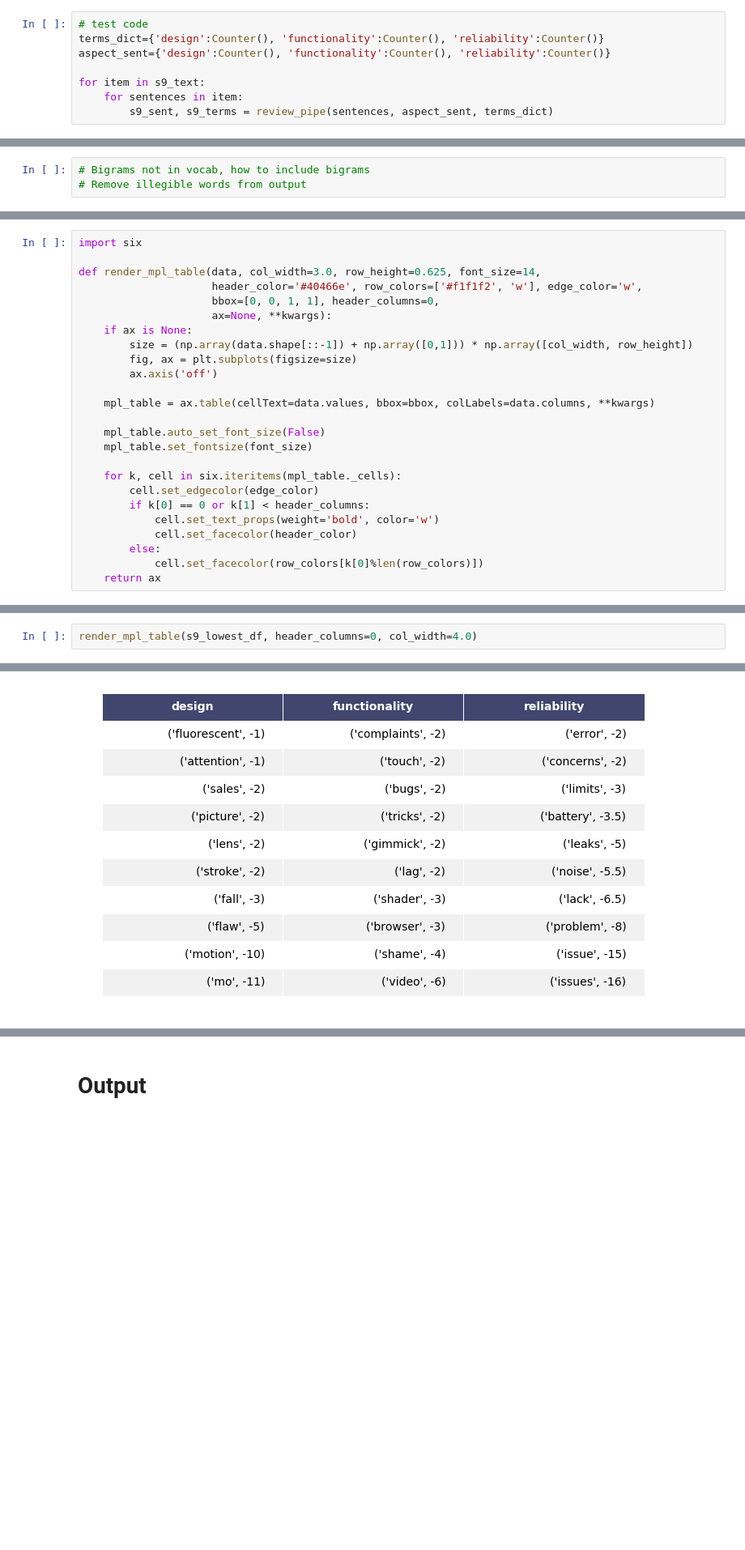
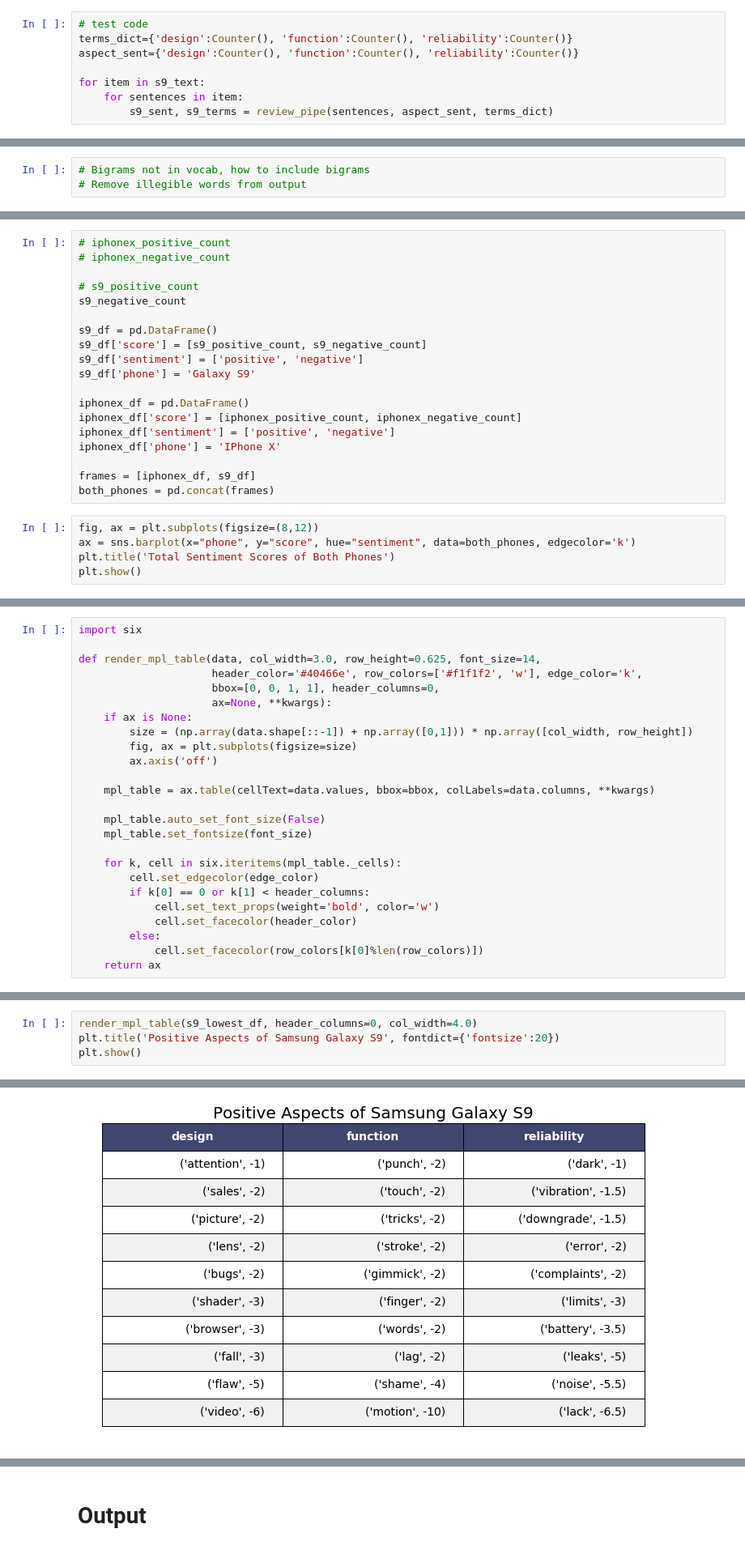
Before and after one commit to ayan1995/Thinkful, a Jupyter notebook: Bootcamp/Final Capstone Opinion Mining/opinion_mining/Notebook/Opinion Mining/Opinion Mining.ipynb, the cells around one changed output, grey strips where cells are left out. Shown at 81% size. Drawn from its saved outputs; the diff is of its cells as text; blank space fills up the shorter version.

```diff
--- a/Bootcamp/Final Capstone Opinion Mining/opinion_mining/Notebook/Opinion Mining/Opinion Mining.ipynb
+++ b/Bootcamp/Final Capstone Opinion Mining/opinion_mining/Notebook/Opinion Mining/Opinion Mining.ipynb
@@ -609,7 +609,7 @@ iphone irks not in vocab
 # %%
 # test code
-terms_dict={'design':Counter(), 'functionality':Counter(), 'reliability':Counter()}
-aspect_sent={'design':Counter(), 'functionality':Counter(), 'reliability':Counter()}
+terms_dict={'design':Counter(), 'function':Counter(), 'reliability':Counter()}
+aspect_sent={'design':Counter(), 'function':Counter(), 'reliability':Counter()}
 
 for item in s9_text:
     for sentences in item:
@@ -714,0 +762,24 @@ plt.show()
+# %%
+# iphonex_positive_count
+# iphonex_negative_count
+
+# s9_positive_count
+s9_negative_count
+
+s9_df = pd.DataFrame()
+s9_df['score'] = [s9_positive_count, s9_negative_count]
+s9_df['sentiment'] = ['positive', 'negative']
+s9_df['phone'] = 'Galaxy S9'
+
+iphonex_df = pd.DataFrame()
+iphonex_df['score'] = [iphonex_positive_count, iphonex_negative_count]
+iphonex_df['sentiment'] = ['positive', 'negative']
+iphonex_df['phone'] = 'IPhone X'
+
+frames = [iphonex_df, s9_df]
+both_phones = pd.concat(frames)
+# %%
+fig, ax = plt.subplots(figsize=(8,12))
+ax = sns.barplot(x="phone", y="score", hue="sentiment", data=both_phones, edgecolor='k')
+plt.title('Total Sentiment Scores of Both Phones')
+plt.show()
@@ -756,7 +829,7 @@ s9_highest_df.head()
 import six
 
 def render_mpl_table(data, col_width=3.0, row_height=0.625, font_size=14,
-                     header_color='#40466e', row_colors=['#f1f1f2', 'w'], edge_color='w',
+                     header_color='#40466e', row_colors=['#f1f1f2', 'w'], edge_color='k',
                      bbox=[0, 0, 1, 1], header_columns=0,
                      ax=None, **kwargs):
     if ax is None:
@@ -795,3 +871,5 @@ render_mpl_table(iphonex_lowest_df, header_columns=0, col_width=4.0)
 # %%
 render_mpl_table(s9_lowest_df, header_columns=0, col_width=4.0)
+plt.title('Positive Aspects of Samsung Galaxy S9', fontdict={'fontsize':20})
+plt.show()
 # %% [output]
@@ -799,4 +876,4 @@ render_mpl_table(s9_lowest_df, header_columns=0, col_width=4.0)
-[figure, old version]
+[figure, new version]
 # %%
 df_iphonex = pd.DataFrame(iphonex_sent).T
 
```
Also changed, not shown: parts of 34 cells of this notebook, 5 other files.
